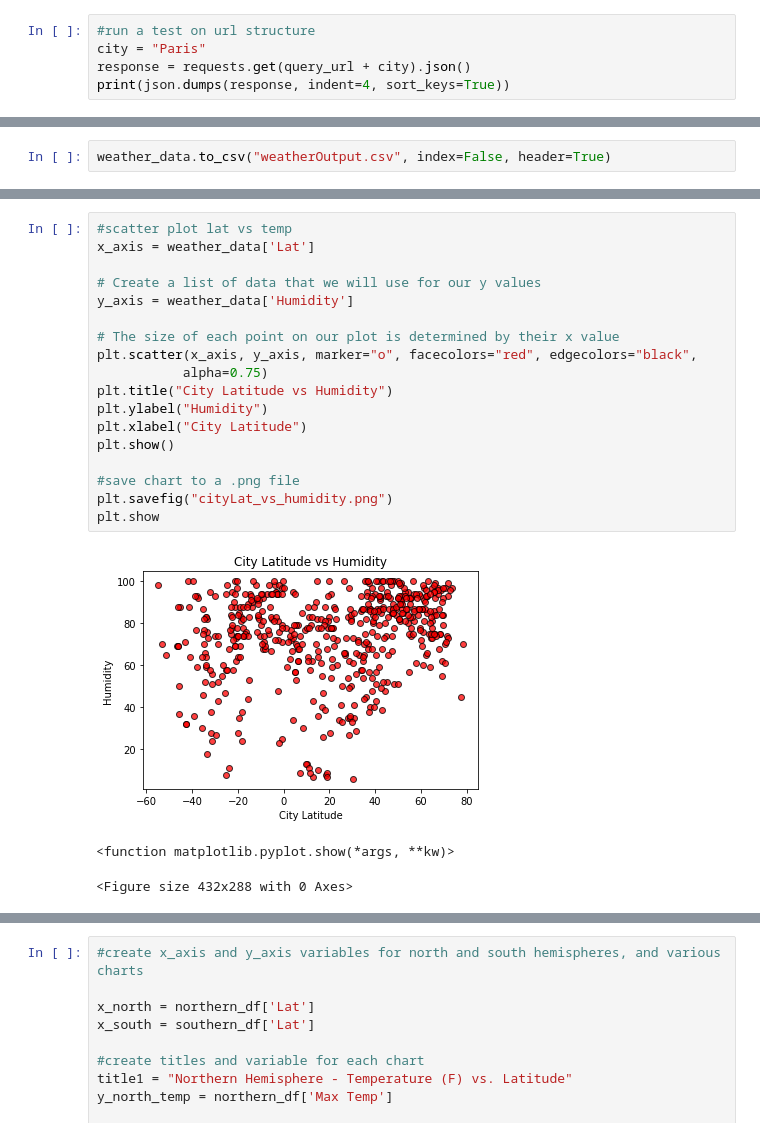
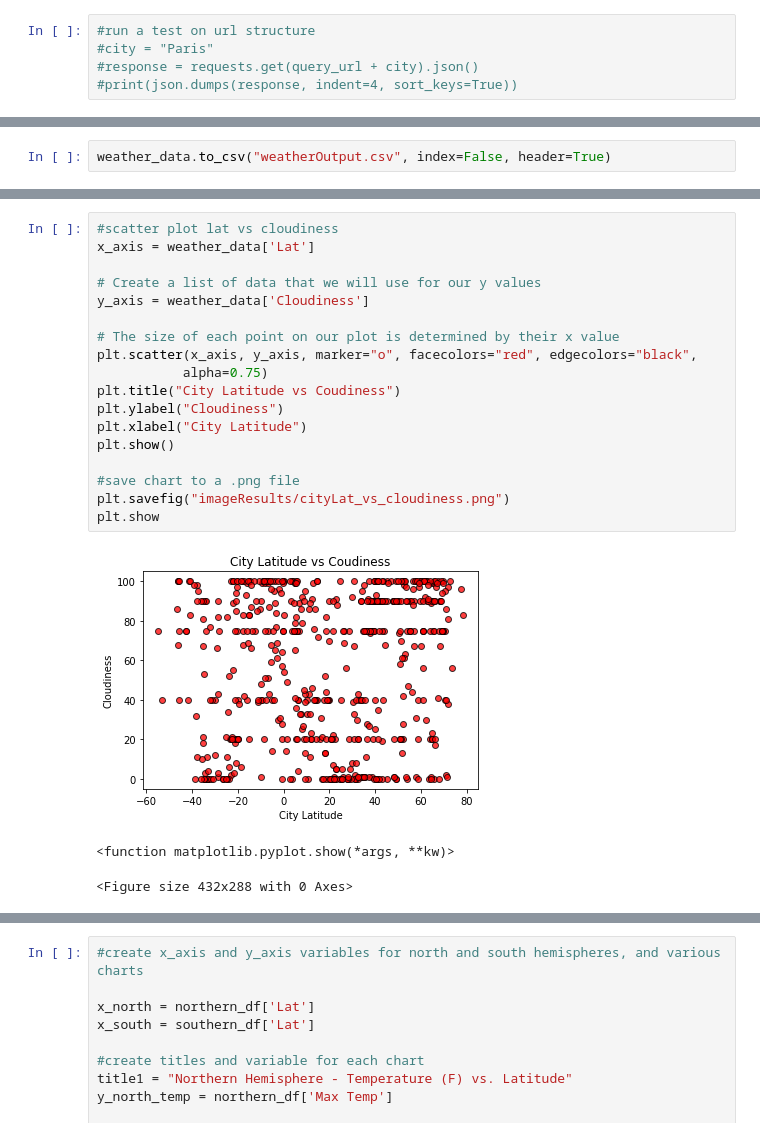
Before and after one commit to smsmith8413/python-api-challenge, a Jupyter notebook: WeatherPy/WeatherPy.ipynb, the cells around one changed output, grey strips where cells are left out. Saved outputs shown, nothing was run; the diff lists cells and outputs as text.

```diff
--- a/WeatherPy/WeatherPy.ipynb
+++ b/WeatherPy/WeatherPy.ipynb
@@ -64,6 +64,6 @@ units = "metric"
 query_url = f"{url}appid={api_key}&units={units}&q="
 # %%
 #run a test on url structure
-city = "Paris"
-response = requests.get(query_url + city).json()
-print(json.dumps(response, indent=4, sort_keys=True))
+#city = "Paris"
+#response = requests.get(query_url + city).json()
+#print(json.dumps(response, indent=4, sort_keys=True))
@@ -191,22 +202,22 @@ plt.show
 # %%
-#scatter plot lat vs temp
+#scatter plot lat vs cloudiness
 x_axis = weather_data['Lat']
 
 # Create a list of data that we will use for our y values
-y_axis = weather_data['Humidity']
+y_axis = weather_data['Cloudiness']
 
 # The size of each point on our plot is determined by their x value
 plt.scatter(x_axis, y_axis, marker="o", facecolors="red", edgecolors="black",
            alpha=0.75)
-plt.title("City Latitude vs Humidity")
-plt.ylabel("Humidity")
+plt.title("City Latitude vs Coudiness")
+plt.ylabel("Cloudiness")
 plt.xlabel("City Latitude")
 plt.show()
 
 #save chart to a .png file
-plt.savefig("cityLat_vs_humidity.png")
+plt.savefig("imageResults/cityLat_vs_cloudiness.png")
 plt.show
 # %% [output]
-[figure, old version]
+[figure, new version]
 <function matplotlib.pyplot.show(*args, **kw)>
 <Figure size 432x288 with 0 Axes>
```
Also changed, not shown: parts of 29 cells of this notebook, 13 other files.
